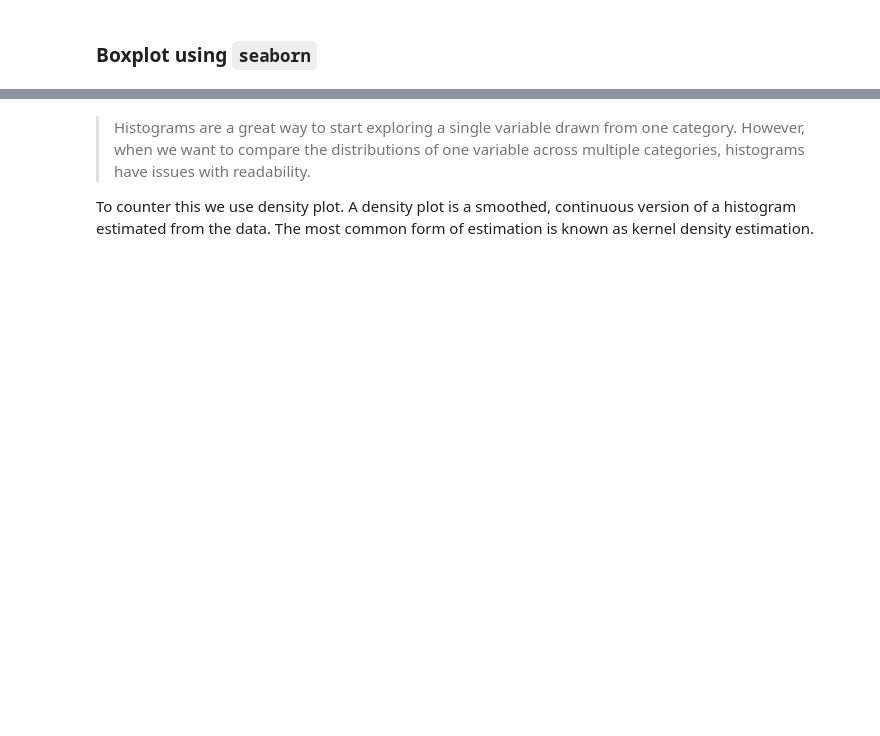
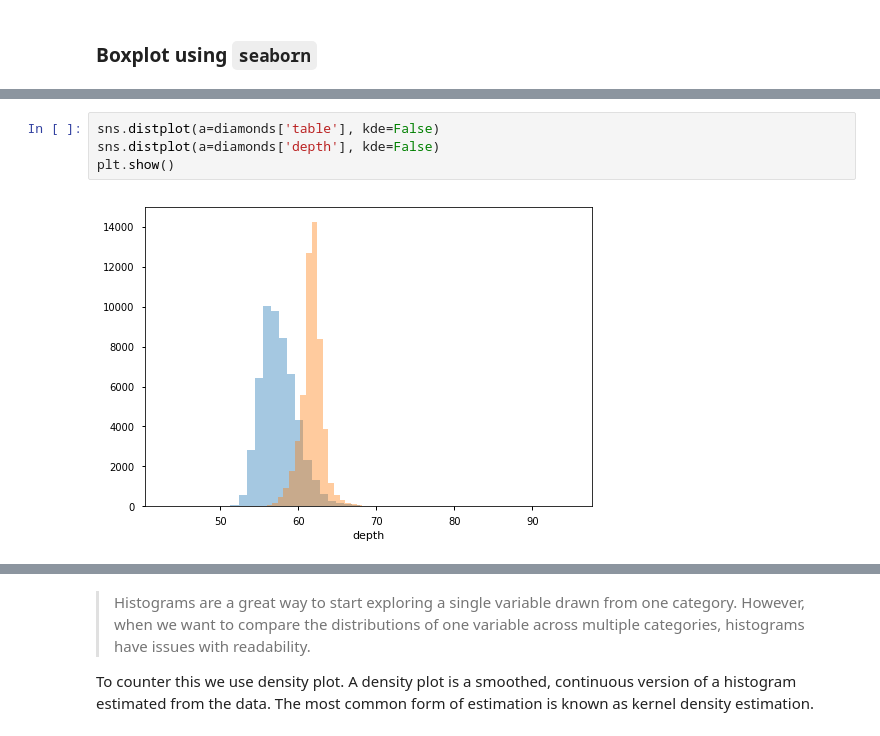
Before and after one commit to pratos/python4ds, a Jupyter notebook: notebooks/Python Visualization snippets.ipynb, the cells around one changed output, grey strips where cells are left out. Saved outputs shown, nothing was run; the diff lists cells and outputs as text; blank space fills up the shorter version.

```diff
--- a/notebooks/Python Visualization snippets.ipynb
+++ b/notebooks/Python Visualization snippets.ipynb
@@ -585,0 +660,6 @@ plt.show()
+# %%
+sns.distplot(a=diamonds['table'], kde=False)
+sns.distplot(a=diamonds['depth'], kde=False)
+plt.show()
+# %% [output]
+[figure, added]
```
Also changed, not shown: parts of 90 cells of this notebook, 1 other file.
